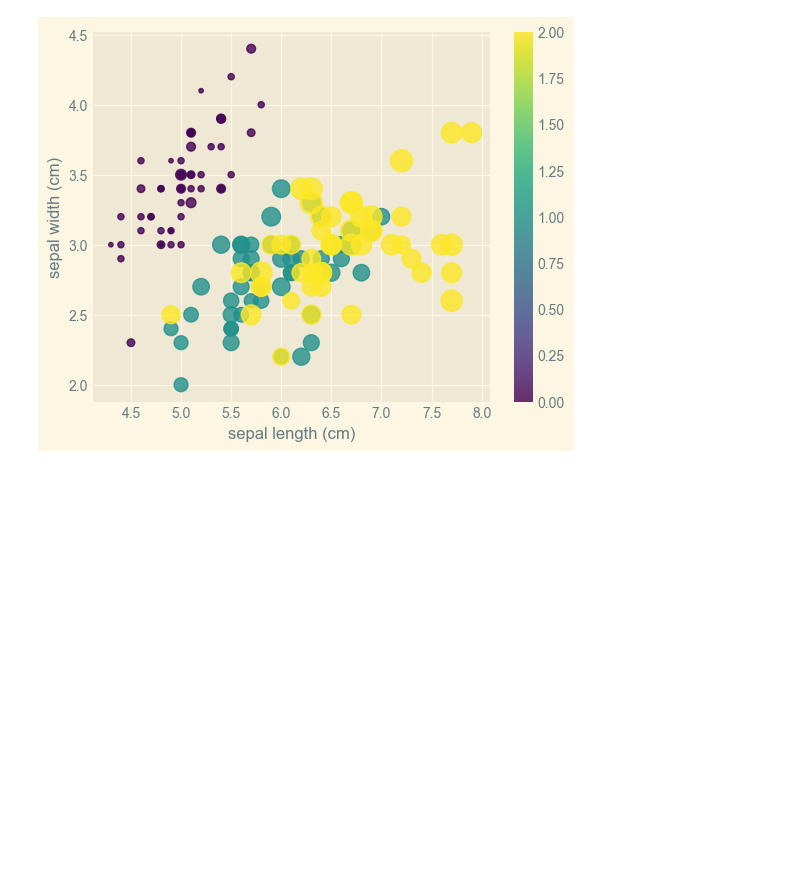
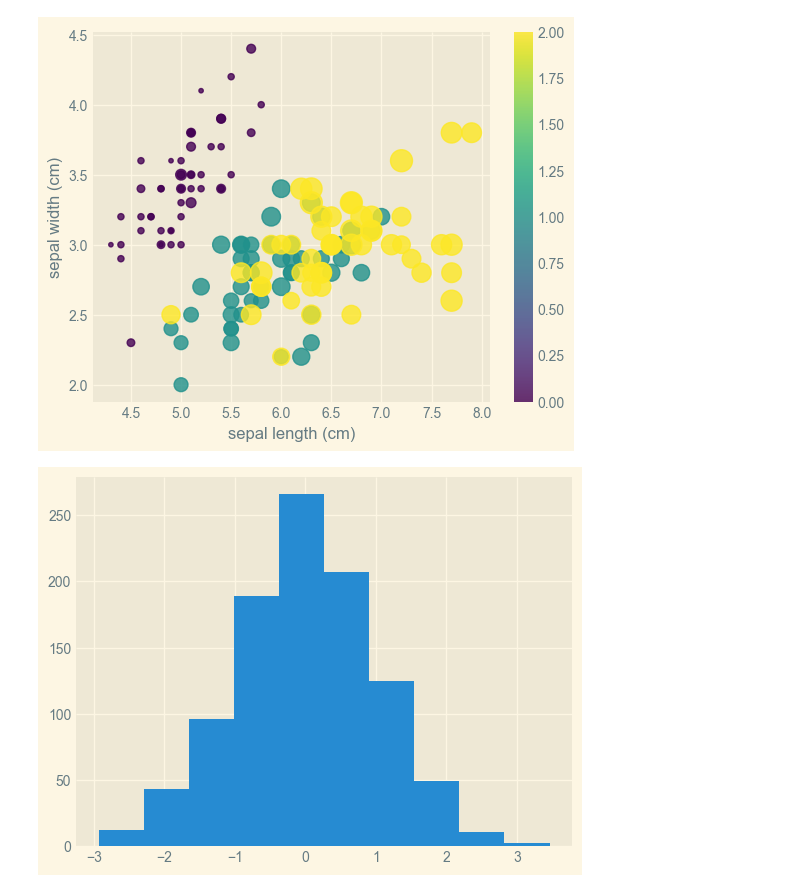
Before and after one commit to Anurag180203/jupyter_notebooks, a Jupyter notebook: Notebook5Matplotlib.ipynb, the cells around one changed output. Drawn from its saved outputs; the diff is of its cells as text; code cells hidden in the pictures; blank space fills up the shorter version.

```diff
--- a/Notebook5Matplotlib.ipynb
+++ b/Notebook5Matplotlib.ipynb
@@ -253,6 +253,8 @@ plt.show()
 # %% [output]
 [figure]
 # %%
-data = np.random.randn(100000)
+data = np.random.randn(1000)
 plt.hist(data)
 plt.show()
+# %% [output]
+[figure, added]
```
Also changed, not shown: parts of 16 cells of this notebook.
